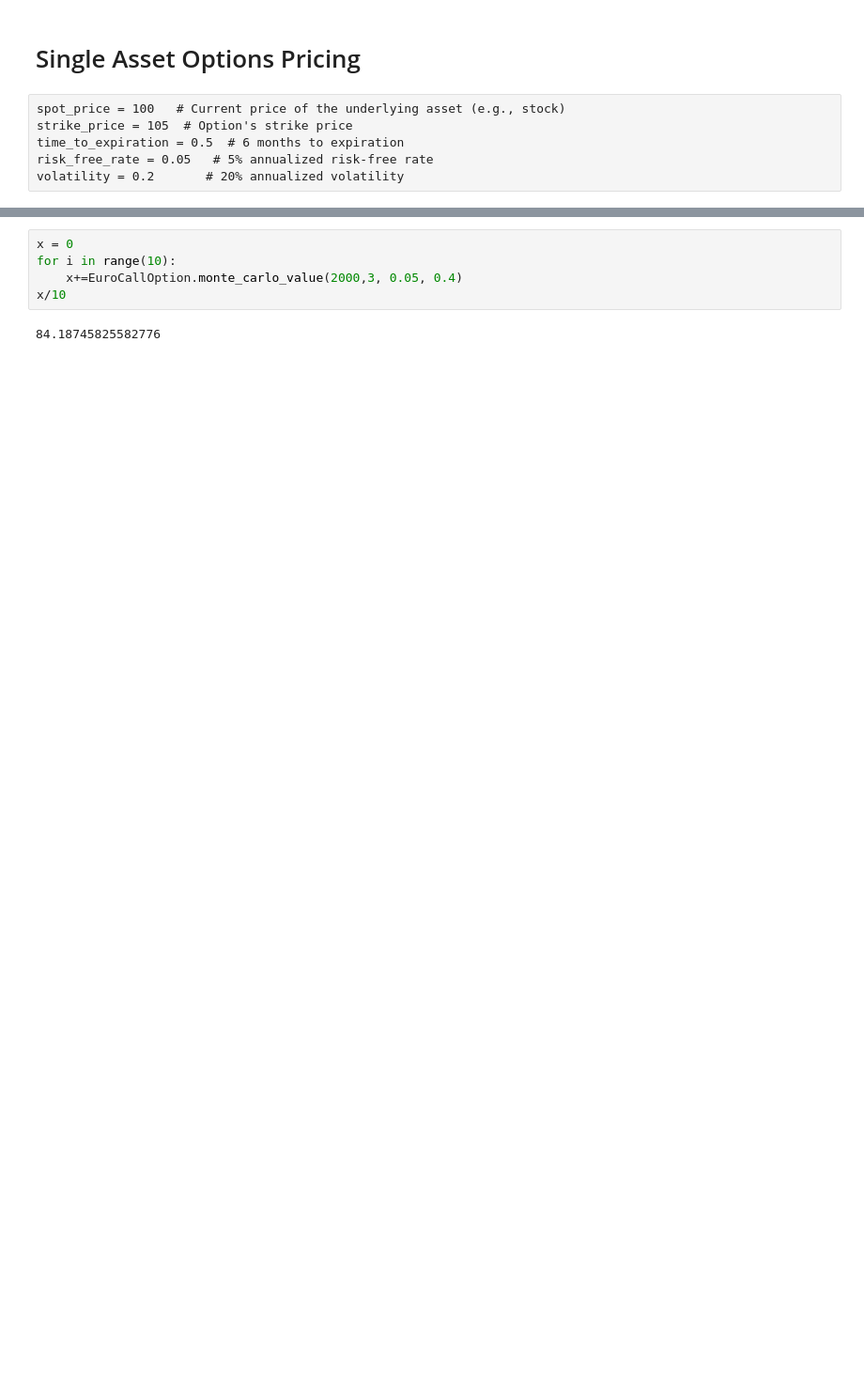
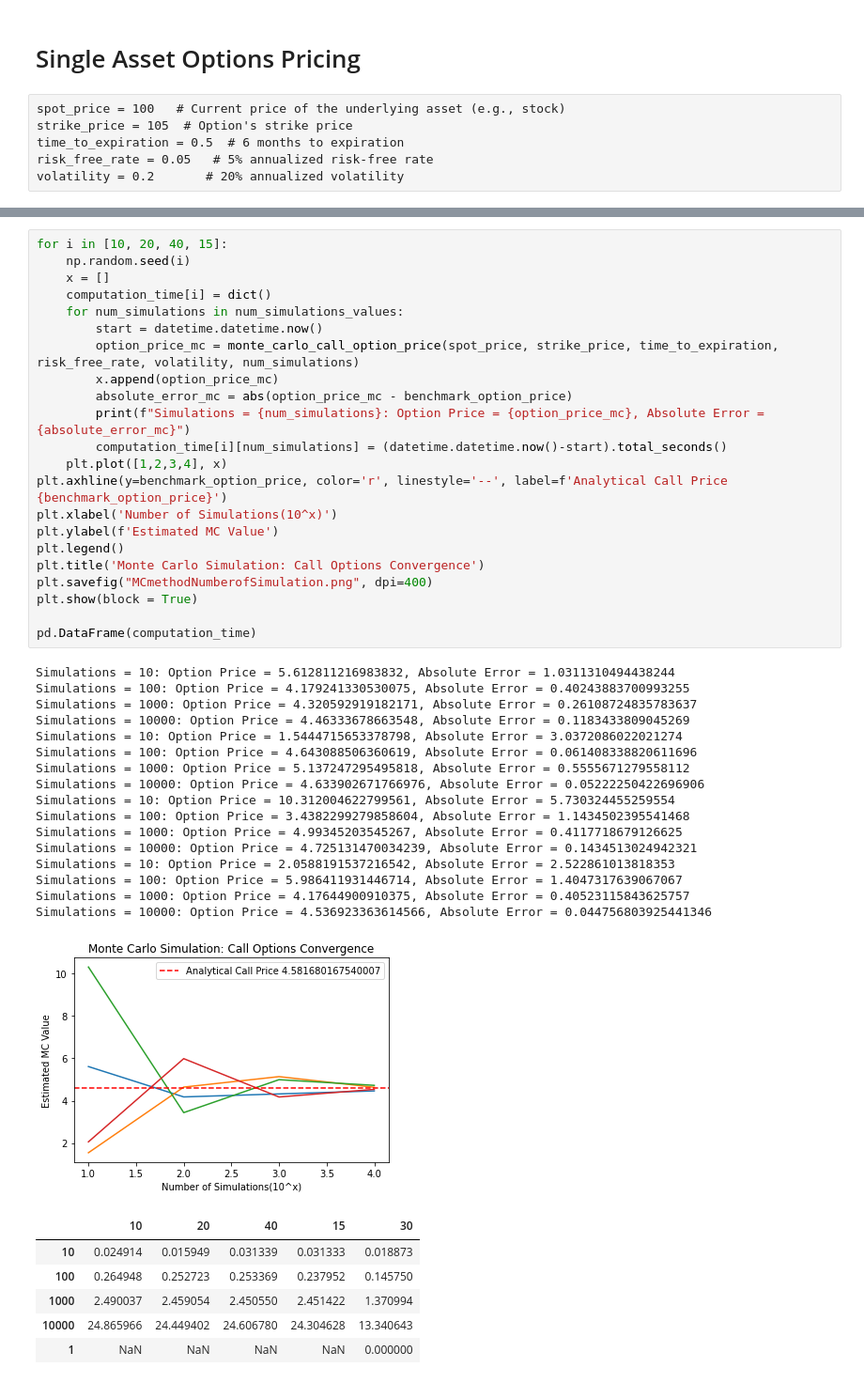
Before and after one commit to mayank255/Options-Pricing, a Jupyter notebook: Untitled.ipynb, the cells around one changed output, grey strips where cells are left out. Shown at 94% size. Saved outputs shown, nothing was run; the diff lists cells and outputs as text; blank space fills up the shorter version.

```diff
--- a/Untitled.ipynb
+++ b/Untitled.ipynb
@@ -23,7 +180,46 @@ EuroCallOption =EuropeanOption("Option1", asset, exercise_price=240,
 # %%
-x = 0
-for i in range(10):
-    x+=EuroCallOption.monte_carlo_value(2000,3, 0.05, 0.4)
-x/10
+for i in [10, 20, 40, 15]:
+    np.random.seed(i)
+    x = []
+    computation_time[i] = dict()
+    for num_simulations in num_simulations_values:
+        start = datetime.datetime.now()
+        option_price_mc = monte_carlo_call_option_price(spot_price, strike_price, time_to_expiration, risk_free_rate, volatility, num_simulations)
+        x.append(option_price_mc)
+        absolute_error_mc = abs(option_price_mc - benchmark_option_price)
+        print(f"Simulations = {num_simulations}: Option Price = {option_price_mc}, Absolute Error = {absolute_error_mc}")
+        computation_time[i][num_simulations] = (datetime.datetime.now()-start).total_seconds()
+    plt.plot([1,2,3,4], x)
+plt.axhline(y=benchmark_option_price, color='r', linestyle='--', label=f'Analytical Call Price {benchmark_option_price}')
+plt.xlabel('Number of Simulations(10^x)')
+plt.ylabel(f'Estimated MC Value')
+plt.legend()
+plt.title('Monte Carlo Simulation: Call Options Convergence')
+plt.savefig("MCmethodNumberofSimulation.png", dpi=400)
+plt.show(block = True)
+
+pd.DataFrame(computation_time)
 # %% [output]
-84.18745825582776
+Simulations = 10: Option Price = 5.612811216983832, Absolute Error = 1.0311310494438244
+Simulations = 100: Option Price = 4.179241330530075, Absolute Error = 0.40243883700993255
+Simulations = 1000: Option Price = 4.320592919182171, Absolute Error = 0.26108724835783637
+Simulations = 10000: Option Price = 4.46333678663548, Absolute Error = 0.1183433809045269
+Simulations = 10: Option Price = 1.5444715653378798, Absolute Error = 3.0372086022021274
+Simulations = 100: Option Price = 4.643088506360619, Absolute Error = 0.061408338820611696
+Simulations = 1000: Option Price = 5.137247295495818, Absolute Error = 0.5555671279558112
+Simulations = 10000: Option Price = 4.633902671766976, Absolute Error = 0.05222250422696906
+Simulations = 10: Option Price = 10.312004622799561, Absolute Error = 5.730324455259554
+Simulations = 100: Option Price = 3.4382299279858604, Absolute Error = 1.1434502395541468
+Simulations = 1000: Option Price = 4.99345203545267, Absolute Error = 0.4117718679126625
+Simulations = 10000: Option Price = 4.725131470034239, Absolute Error = 0.1434513024942321
+Simulations = 10: Option Price = 2.0588191537216542, Absolute Error = 2.522861013818353
+Simulations = 100: Option Price = 5.986411931446714, Absolute Error = 1.4047317639067067
+Simulations = 1000: Option Price = 4.17644900910375, Absolute Error = 0.40523115843625757
+Simulations = 10000: Option Price = 4.536923363614566, Absolute Error = 0.044756803925441346
+[figure, added]
+|  | 10 | 20 | 40 | 15 | 30 |
+| 10 | 0.024914 | 0.015949 | 0.031339 | 0.031333 | 0.018873 |
+| 100 | 0.264948 | 0.252723 | 0.253369 | 0.237952 | 0.145750 |
+| 1000 | 2.490037 | 2.459054 | 2.450550 | 2.451422 | 1.370994 |
+| 10000 | 24.865966 | 24.449402 | 24.606780 | 24.304628 | 13.340643 |
+| 1 | NaN | NaN | NaN | NaN | 0.000000 |
```
Also changed, not shown: parts of 23 cells of this notebook, 17 other files.
